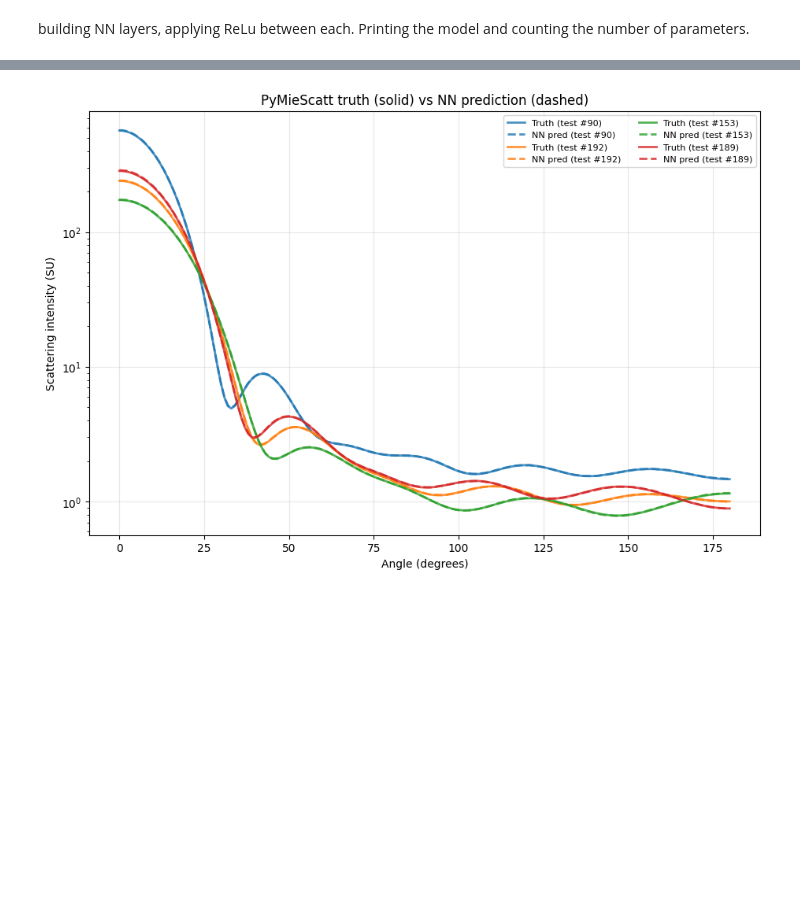
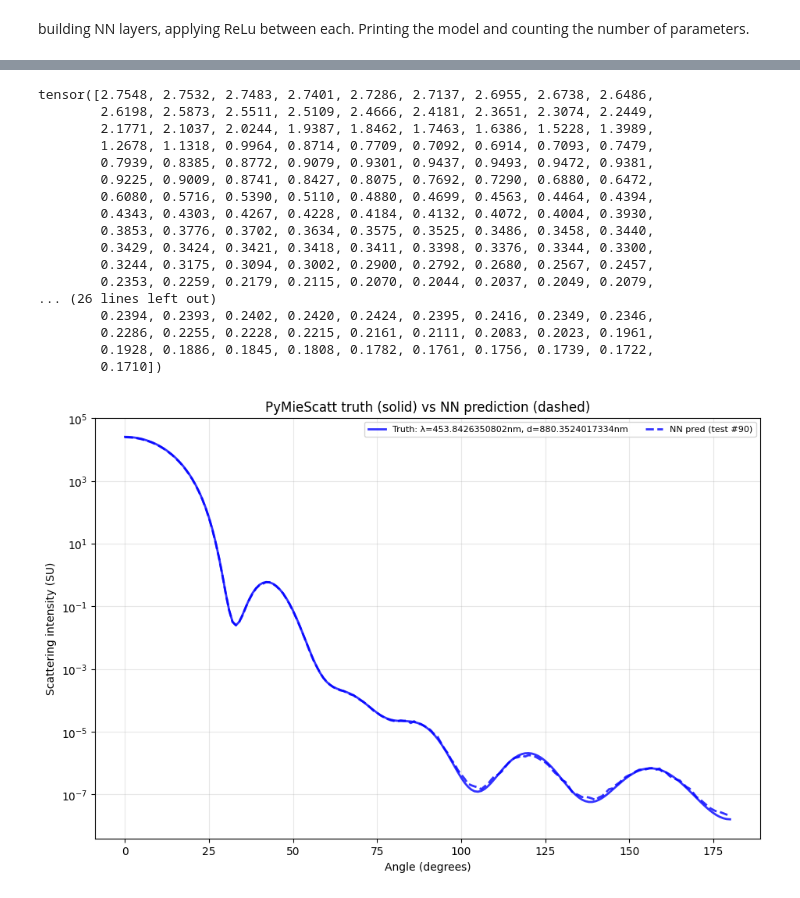
Before and after one commit to james-613/Simple-Mie-Theory-Neural-Network, a Jupyter notebook: simple_mie_theory_NN.ipynb, the cells around one changed output, grey strips where cells are left out. Saved outputs shown, nothing was run; the diff lists cells and outputs as text; code cells hidden in the pictures; blank space fills up the shorter version.

```diff
--- a/simple_mie_theory_NN.ipynb
+++ b/simple_mie_theory_NN.ipynb
@@ -99,7 +101,7 @@ indices = np.random.choice(N_SAMPLES, 5, replace=False)
 
 # generate lables for each line
 for i in indices:
-    label = f"λ={inputs[i,0]:.0f}nm, d={inputs[i,1]:.0f}nm"
+    label = f"λ={inputs[i,0]:.10f}nm, d={inputs[i,1]:.10f}nm"
     plt.plot(outputs[i], label=label)
 
 plt.xlabel("Angle (degrees)")
@@ -107,6 +109,6 @@ plt.ylabel("Scattering intensity (SU)")
 plt.title("5 random training curves")
 plt.yscale('log')
 plt.legend(fontsize=9)
-plt.grid(True, alpha=0.3)
+plt.grid(True, alpha=1.0)
 plt.show()
 # %% [output]
@@ -153,11 +155,13 @@ Sample input (normalized): tensor([0.3745, 0.9507])
 Split the data into training and testing data, formatting the data so it's ready for training. Converting numpy arrays into Tensors.
 # %%
 model = nn.Sequential(
-    nn.Linear(2, 64),       # input layer: 2 features → 64 neurons
+    nn.Linear(2, 128),       # input layer: 2 features → 64 neurons
     nn.ReLU(),
-    nn.Linear(64, 128),     # hidden layer: 64 → 128
+    nn.Linear(128, 256),     # hidden layer: 64 → 128
     nn.ReLU(),
-    nn.Linear(128, 181)     # output layer: 128 → 181 (one per angle)
+    nn.Linear(256, 256),     # output layer: 128 → 181 (one per angle)
+    nn.ReLU(),
+    nn.Linear(256, 181),
 )
 
 print(model)
@@ -303,31 +308,58 @@ plt.show()
 # %%
 with torch.no_grad():
     test_pred = model(X_test)
 
 # Plot 4 random test cases
 plt.figure(figsize=(11, 7))
-indices = np.random.choice(len(X_test), 4, replace=False)
+indices = np.random.choice(len(X_test), 1, replace=False)
+
+print(y_test[indices[0]])
+print(test_pred[indices[0]])
 
 # Use different colors for each pair so they're visually distinguishable
 colors = ['blue', 'orange', 'green', 'red']
 
 for idx, color in zip(indices, colors):
+
+    # Get the actual physical values (un-normalize)
+    norm_w = X_test[idx, 0].item()
+    norm_d = X_test[idx, 1].item()
+    real_w = norm_w * 100 + 450
+    real_d = norm_d * 200 + 700
+
     # Convert log10 back to real brightness values
-    true_curve = 10 ** y_test[idx].numpy()
-    pred_curve = 10 ** test_pred[idx].numpy()
+    true_curve = y_test[idx].numpy() ** 10 # take the log output brightness values and turn them back to their original values
+    pred_curve = test_pred[idx].numpy() ** 10 # take the prediction values and turn them back to their original values
 
     # Solid line = truth (PyMieScatt), Dashed line = NN prediction
     plt.plot(true_curve, '-',  color=color, linewidth=2, alpha=0.8,
-             label=f"Truth (test #{idx})")
+             label=f"Truth: λ={real_w:.10f}nm, d={real_d:.10f}nm")
     plt.plot(pred_curve, '--', color=color, linewidth=2, alpha=0.8,
              label=f"NN pred (test #{idx})")
 
 plt.xlabel("Angle (degrees)")
 plt.ylabel("Scattering intensity (SU)")
 plt.title("PyMieScatt truth (solid) vs NN prediction (dashed)")
 plt.yscale('log')
 plt.legend(fontsize=8, ncol=2)
 plt.grid(True, alpha=0.3)
 plt.show()
 # %% [output]
+tensor([2.7548, 2.7532, 2.7483, 2.7401, 2.7286, 2.7137, 2.6955, 2.6738, 2.6486,
+        2.6198, 2.5873, 2.5511, 2.5109, 2.4666, 2.4181, 2.3651, 2.3074, 2.2449,
+        2.1771, 2.1037, 2.0244, 1.9387, 1.8462, 1.7463, 1.6386, 1.5228, 1.3989,
+        1.2678, 1.1318, 0.9964, 0.8714, 0.7709, 0.7092, 0.6914, 0.7093, 0.7479,
+        0.7939, 0.8385, 0.8772, 0.9079, 0.9301, 0.9437, 0.9493, 0.9472, 0.9381,
+        0.9225, 0.9009, 0.8741, 0.8427, 0.8075, 0.7692, 0.7290, 0.6880, 0.6472,
+        0.6080, 0.5716, 0.5390, 0.5110, 0.4880, 0.4699, 0.4563, 0.4464, 0.4394,
+        0.4343, 0.4303, 0.4267, 0.4228, 0.4184, 0.4132, 0.4072, 0.4004, 0.3930,
+        0.3853, 0.3776, 0.3702, 0.3634, 0.3575, 0.3525, 0.3486, 0.3458, 0.3440,
+        0.3429, 0.3424, 0.3421, 0.3418, 0.3411, 0.3398, 0.3376, 0.3344, 0.3300,
+        0.3244, 0.3175, 0.3094, 0.3002, 0.2900, 0.2792, 0.2680, 0.2567, 0.2457,
+        0.2353, 0.2259, 0.2179, 0.2115, 0.2070, 0.2044, 0.2037, 0.2049, 0.2079,
+... (26 lines left out)
+        0.2394, 0.2393, 0.2402, 0.2420, 0.2424, 0.2395, 0.2416, 0.2349, 0.2346,
+        0.2286, 0.2255, 0.2228, 0.2215, 0.2161, 0.2111, 0.2083, 0.2023, 0.1961,
+        0.1928, 0.1886, 0.1845, 0.1808, 0.1782, 0.1761, 0.1756, 0.1739, 0.1722,
+        0.1710])
-[figure, old version]
+[figure, new version]
```
Also changed, not shown: parts of 13 cells of this notebook.
